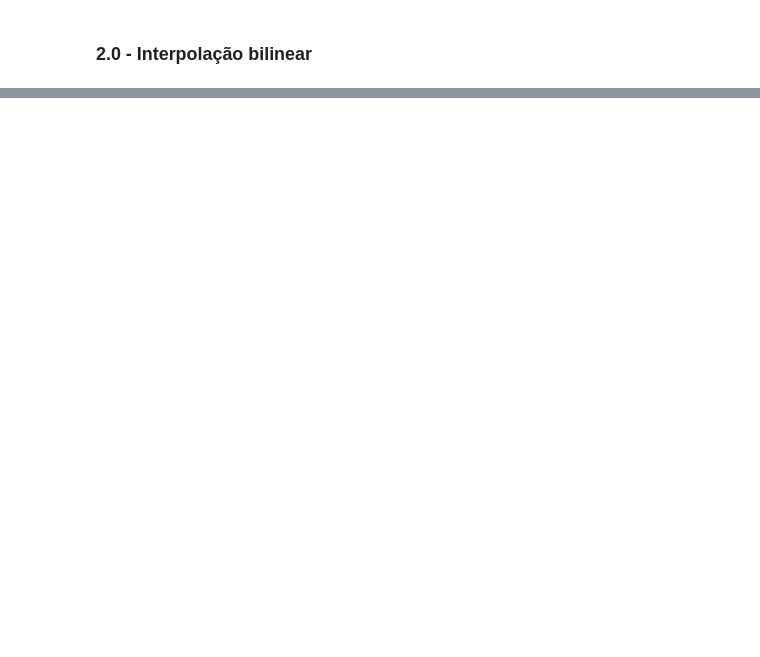
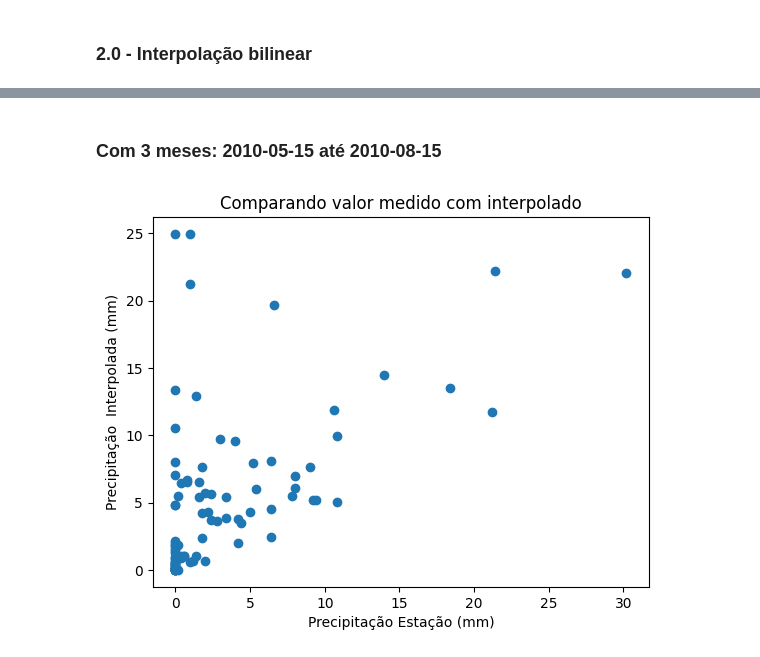
Before and after one commit to flow-ufal/gpm_precipitation_tools, a Jupyter notebook: modulos_tratamento_dados/exemplos/exemplo-modulo3.ipynb, the cells around one changed output, grey strips where cells are left out. Drawn from its saved outputs; the diff is of its cells as text; code cells hidden in the pictures; blank space fills up the shorter version.

```diff
--- a/modulos_tratamento_dados/exemplos/exemplo-modulo3.ipynb
+++ b/modulos_tratamento_dados/exemplos/exemplo-modulo3.ipynb
@@ -64,0 +727,13 @@ Precipitção (Traipu)  6.0  mm
+# %% [markdown]
+### Com 3 meses: 2010-05-15 até 2010-08-15
+# %%
+data_station, data_interpolation = interpolation[0], interpolation[1]
+
+plt.scatter(np.array(data_station), np.array(data_interpolation))
+plt.title('Comparando valor medido com interpolado')
+plt.xlabel('Precipitação Estação (mm)')
+plt.ylabel('Precipitação  Interpolada (mm)')
+
+plt.show()
+# %% [output]
+[figure, added]
```
Also changed, not shown: parts of 54 cells of this notebook, 11 other files.
